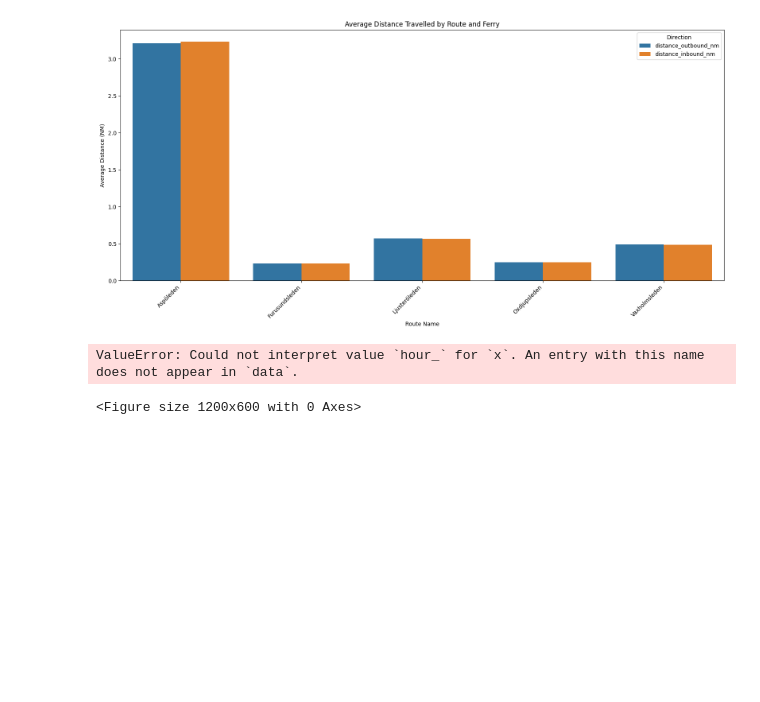
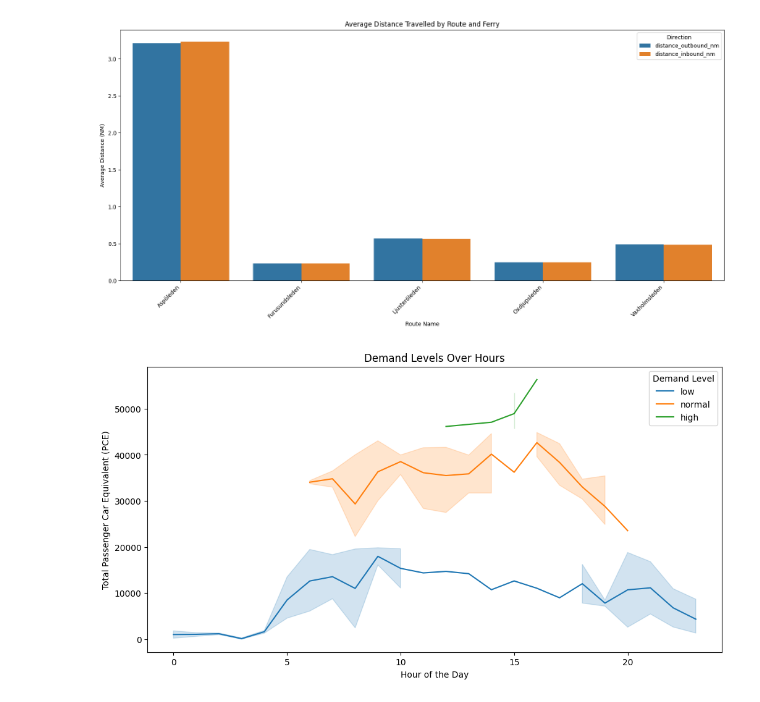
Before and after one commit to saisharan221/hack-a-fleet-phidata, a Jupyter notebook: optimization.ipynb, the cells around one changed output. Drawn from its saved outputs; the diff is of its cells as text; code cells hidden in the pictures; blank space fills up the shorter version.

```diff
--- a/optimization.ipynb
+++ b/optimization.ipynb
@@ -357,15 +357,14 @@ def efficiency_improvements(df):
 # %%
 # Plot demand levels over hours
 plt.figure(figsize=(12,6))
-sns.lineplot(data=conditions, x='hour_', y='total_passenger_car_equivalent', hue='demand_level')
+sns.lineplot(data=conditions, x='hour', y='total_passenger_car_equivalent', hue='demand_level')
 plt.title('Demand Levels Over Hours')
 plt.xlabel('Hour of the Day')
 plt.ylabel('Total Passenger Car Equivalent (PCE)')
 plt.legend(title='Demand Level')
 plt.show()
 # %% [output]
-ValueError: Could not interpret value `hour_` for `x`. An entry with this name does not appear in `data`.
-<Figure size 1200x600 with 0 Axes>
+[figure, added]
 # %%
 def analyze_and_optimize_schedule(schedule_df, demand_conditions, boat_info_df):
     max_capacity = boat_info_df['capacity_passenger_car_equivalent'].iloc[0]
```
Also changed, not shown: parts of 1 cell of this notebook.
